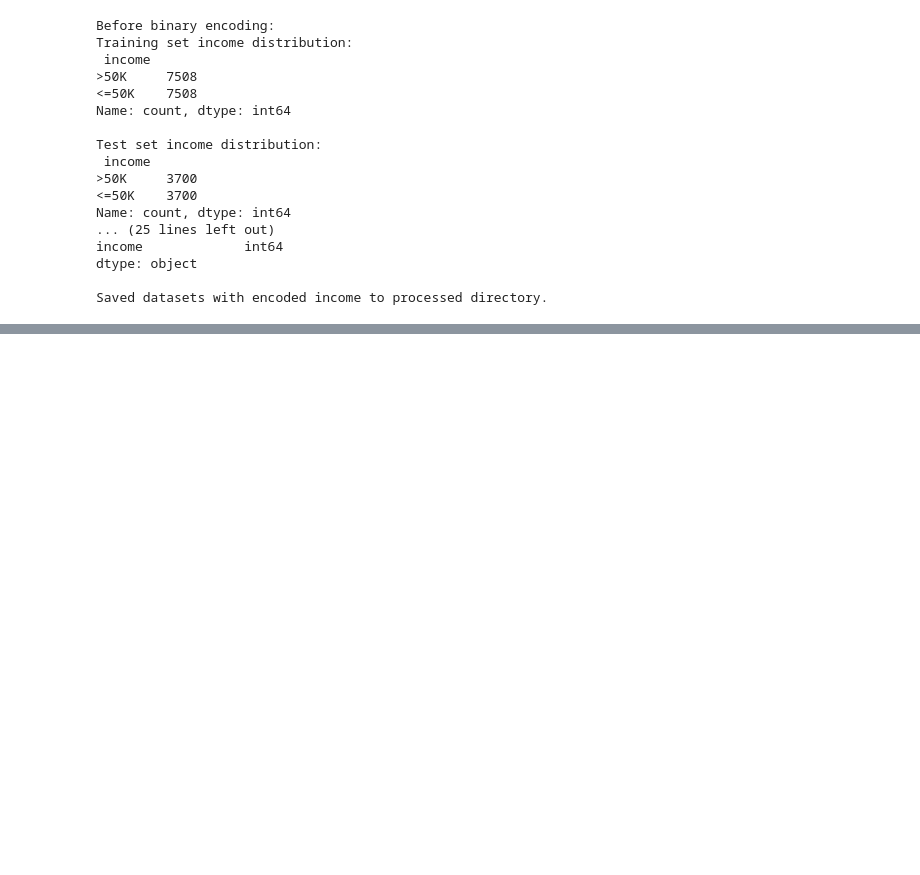
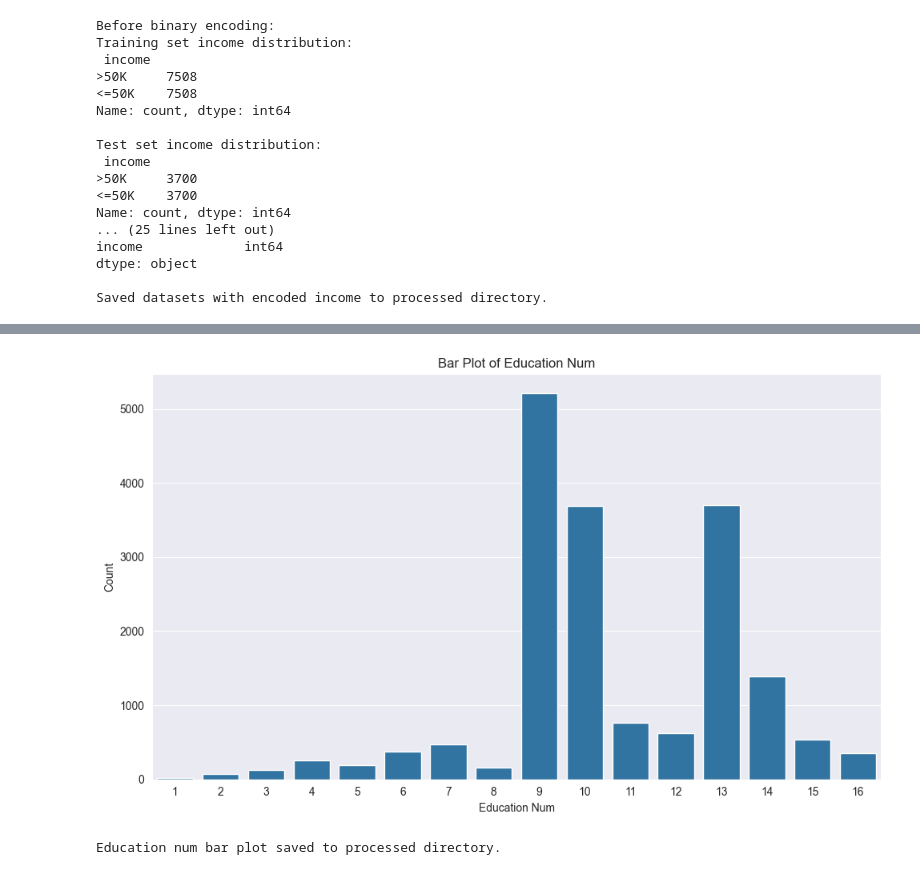
Before and after one commit to NandunSamarasekara/Machine-Learning-model-to-predit-Income, a Jupyter notebook: sample.ipynb, the cells around one changed output, grey strips where cells are left out. Drawn from its saved outputs; the diff is of its cells as text; code cells hidden in the pictures; blank space fills up the shorter version.

```diff
--- a/sample.ipynb
+++ b/sample.ipynb
@@ -627,0 +638,22 @@ Saved scaled datasets to processed directory.
+# %%
+import seaborn as sns
+import matplotlib.pyplot as plt
+
+# Load the training dataset
+df_train = pd.read_csv(os.path.join(processed_dir, '(preprocessed_09)adult_train_80_20.csv'))
+
+# Create bar plot for education_num
+plt.figure(figsize=(10, 6))
+sns.countplot(data=df_train, x='education_num')
+plt.title('Bar Plot of Education Num')
+plt.xlabel('Education Num')
+plt.ylabel('Count')
+plt.tight_layout()
+
+# Save the plot
+plt.savefig(os.path.join(processed_dir, 'education_num_bar.png'))
+plt.show()
+print("Education num bar plot saved to processed directory.")
+# %% [output]
+[figure, added]
+Education num bar plot saved to processed directory.
```
Also changed, not shown: parts of 12 cells of this notebook, 10 other files.
